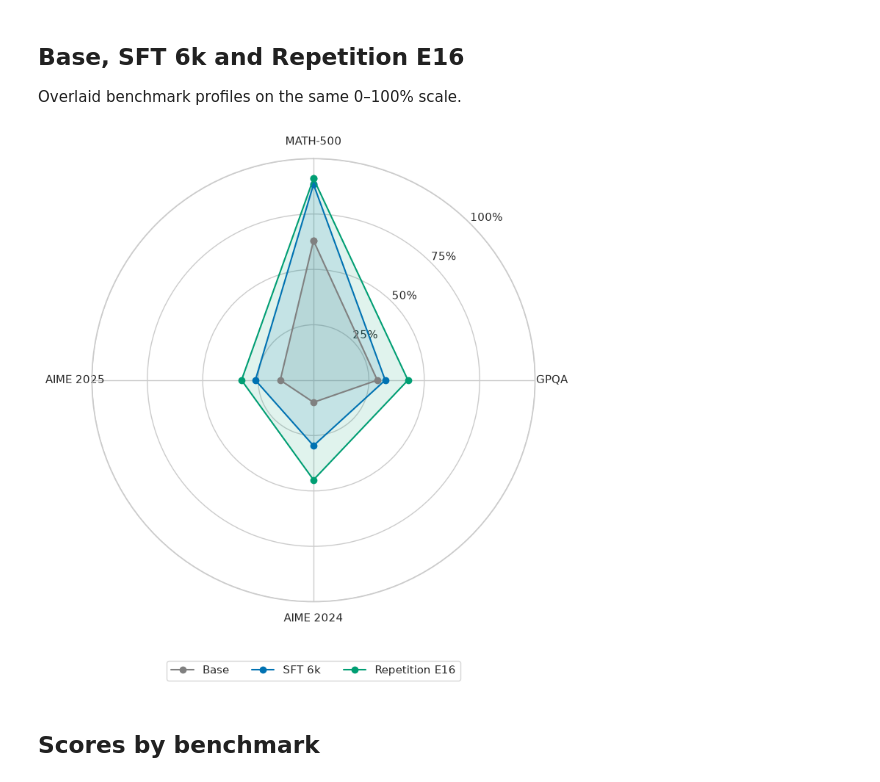
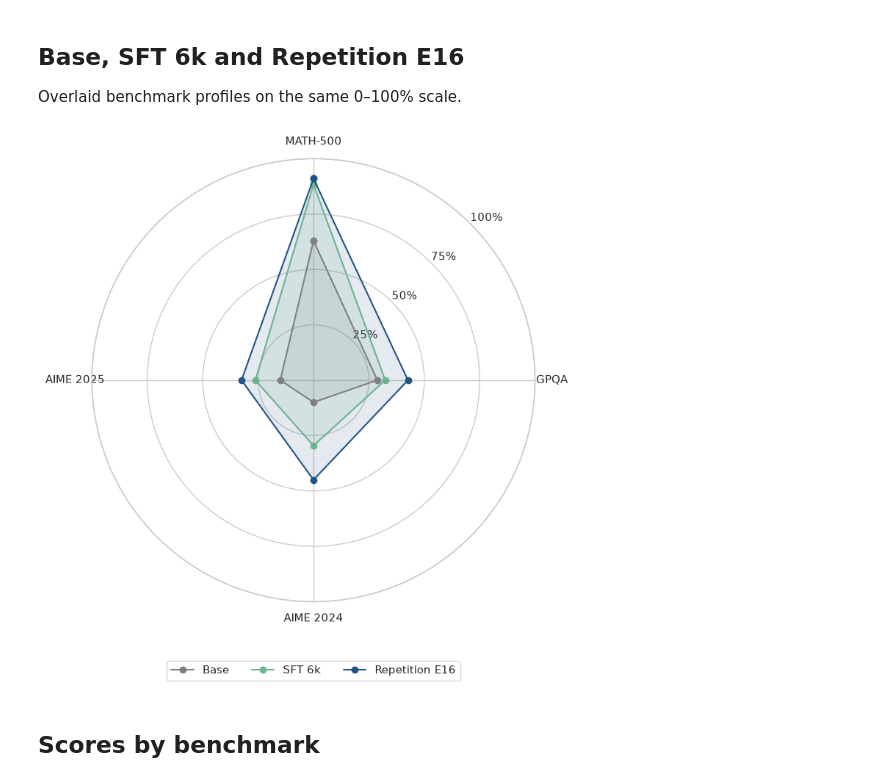
Before and after one commit to kowanietz/nanoreason, a Jupyter notebook: notebooks/benchmarks.ipynb, the cells around one changed output. Drawn from its saved outputs; the diff is of its cells as text; code cells hidden in the pictures.

```diff
--- a/notebooks/benchmarks.ipynb
+++ b/notebooks/benchmarks.ipynb
@@ -159,10 +154,12 @@ Values are percentage points; both panels share a color scale. Red marks decreas
 # %%
 gains = scores.subtract(scores.loc["Base"]).iloc[1:]
 changes = scores.diff().iloc[1:]
-limit = np.ceil(max(gains.abs().max().max(), changes.abs().max().max()) / 5) * 5
+max_change = pd.concat([gains, changes]).abs().to_numpy().max()
+limit = 5 * np.ceil(max_change / 5)
 
 fig, axes = plt.subplots(1, 2, figsize=(12, 3.8), layout="constrained")
-for ax, values, title in zip(axes, [gains, changes],
+for ax, values, title in zip(axes,
+                             [gains, changes],
                              ["Gain over Base", "Change vs previous checkpoint"]):
     sns.heatmap(values, ax=ax, annot=values.map("{:+.1f}".format), fmt="",
                 cmap="vlag_r", center=0, vmin=-limit, vmax=limit,
@@ -181,17 +178,17 @@ Overlaid benchmark profiles on the same 0–100% scale.
 # %%
 comparison = scores.loc[["Base", "SFT 6k", "Repetition E16"]]
 
 fig, ax = plt.subplots(figsize=(8, 7.5), subplot_kw={"projection": "polar"},
                        layout="constrained")
 setup_radar(ax)
-for (run, values), color in zip(comparison.iterrows(), ["gray", "#0072b2", "#009e73"]):
+for (run, values), color in zip(comparison.iterrows(), ["gray", "#6DB390", "#215584"]):
     values = np.r_[values, values.iloc[0]]
     ax.plot(closed_angles, values, label=run, color=color, marker="o")
     ax.fill(closed_angles, values, color=color, alpha=0.12)
 ax.legend(loc="upper center", bbox_to_anchor=(0.5, -0.12), ncol=3)
 plt.show()
 # %% [output]
-[figure, old version]
+[figure, new version]
 # %% [markdown]
 ## Scores by benchmark
 # %%
```
Also changed, not shown: parts of 9 cells of this notebook, 9 other files.
